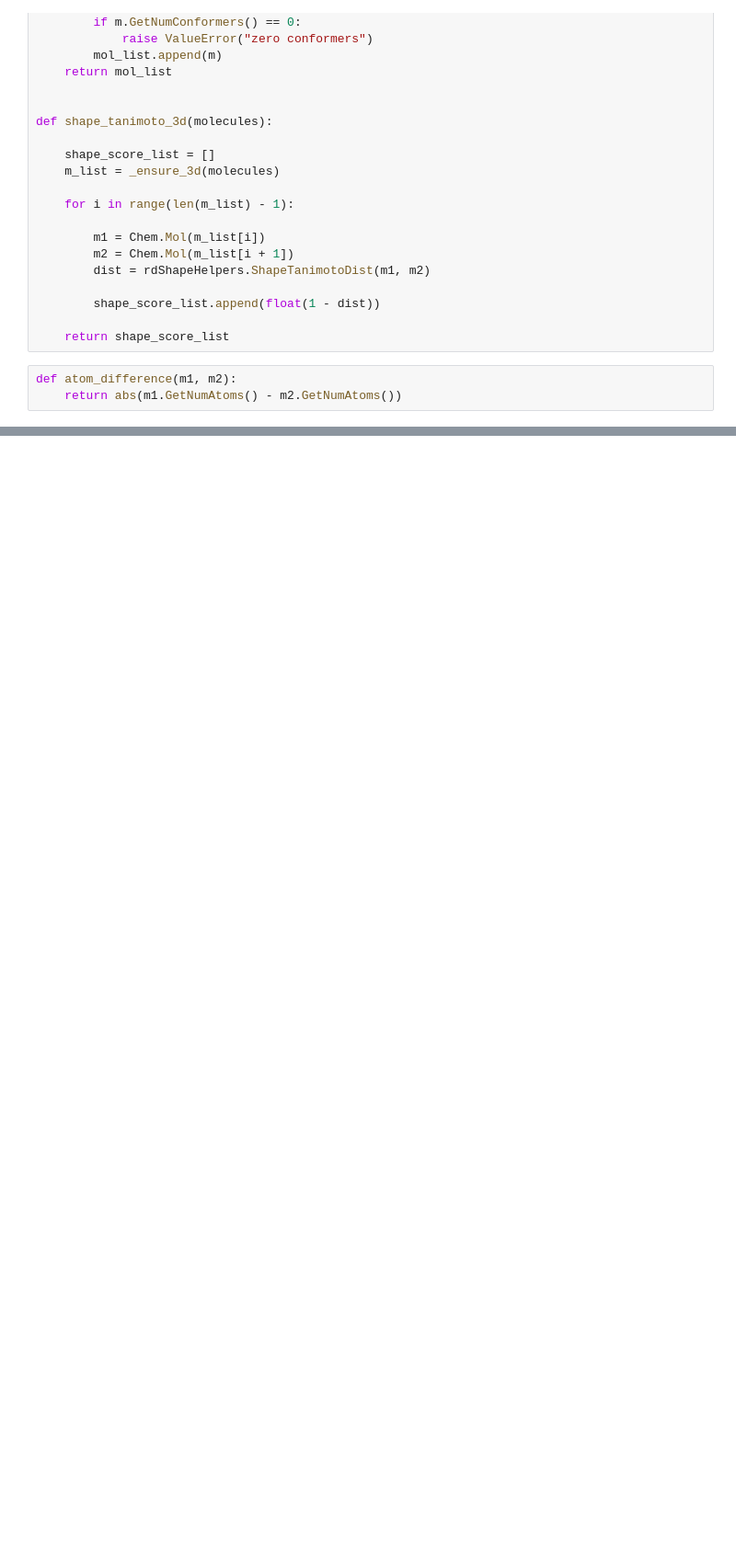
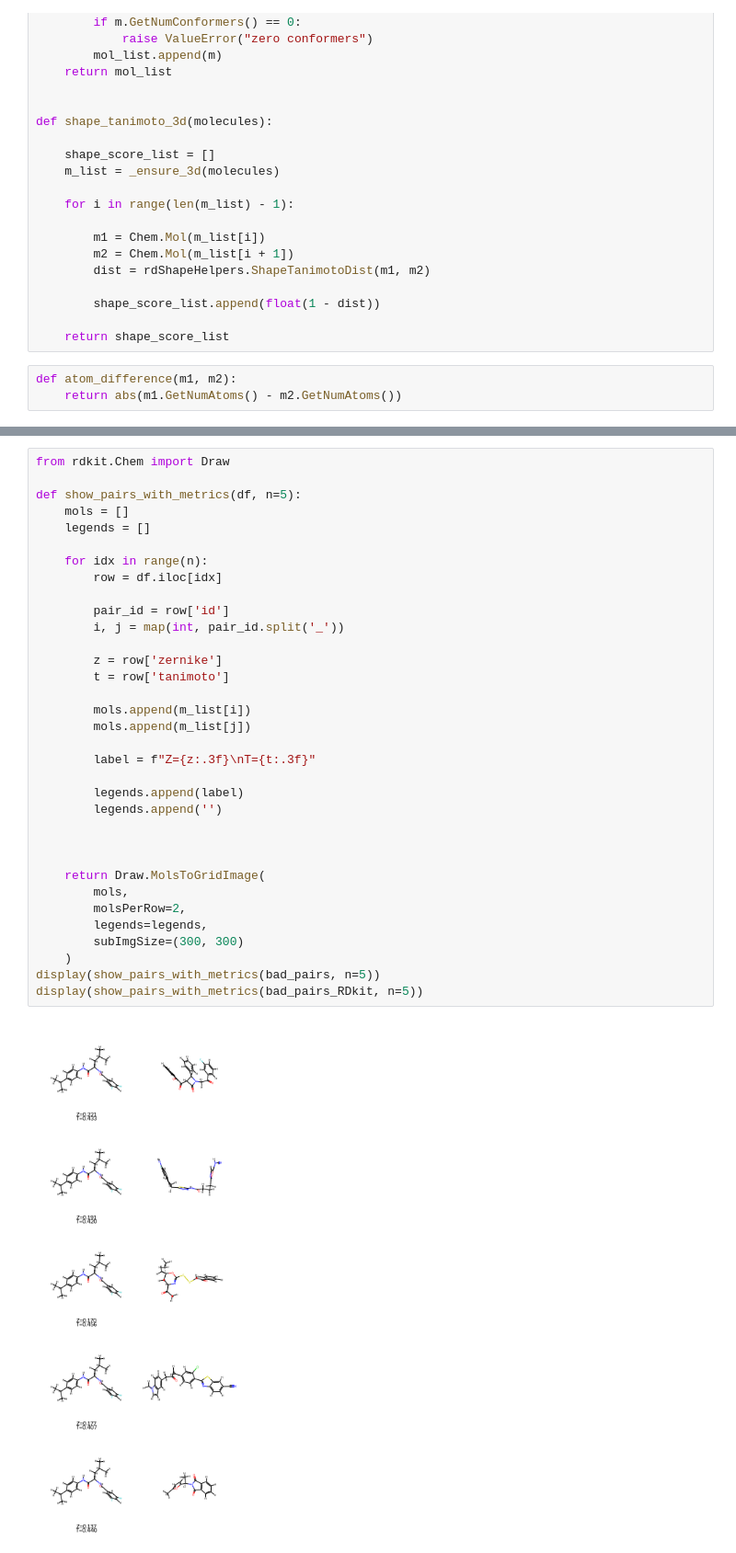
Before and after one commit to Masha1313/thesis-project, a Jupyter notebook: z3dzernike.ipynb, the cells around one changed output, grey strips where cells are left out. Shown at 92% size. Cells and saved outputs as stored; diff of their text form; blank space fills up the shorter version.

```diff
--- a/z3dzernike.ipynb
+++ b/z3dzernike.ipynb
@@ -526,0 +738,36 @@ plt.show()
+# %%
+from rdkit.Chem import Draw
+
+def show_pairs_with_metrics(df, n=5):
+    mols = []
+    legends = []
+
+    for idx in range(n):
+        row = df.iloc[idx]
+
+        pair_id = row['id']
+        i, j = map(int, pair_id.split('_'))
+
+        z = row['zernike']
+        t = row['tanimoto']
+
+        mols.append(m_list[i])
+        mols.append(m_list[j])
+
+        label = f"Z={z:.3f}\nT={t:.3f}"
+
+        legends.append(label)
+        legends.append('')
+
+
+
+    return Draw.MolsToGridImage(
+        mols,
+        molsPerRow=2,
+        legends=legends,
+        subImgSize=(300, 300)
+    )
+display(show_pairs_with_metrics(bad_pairs, n=5))
+display(show_pairs_with_metrics(bad_pairs_RDkit, n=5))
+# %% [output]
+[figure, added]
```
Also changed, not shown: parts of 15 cells of this notebook, 8 other files.
